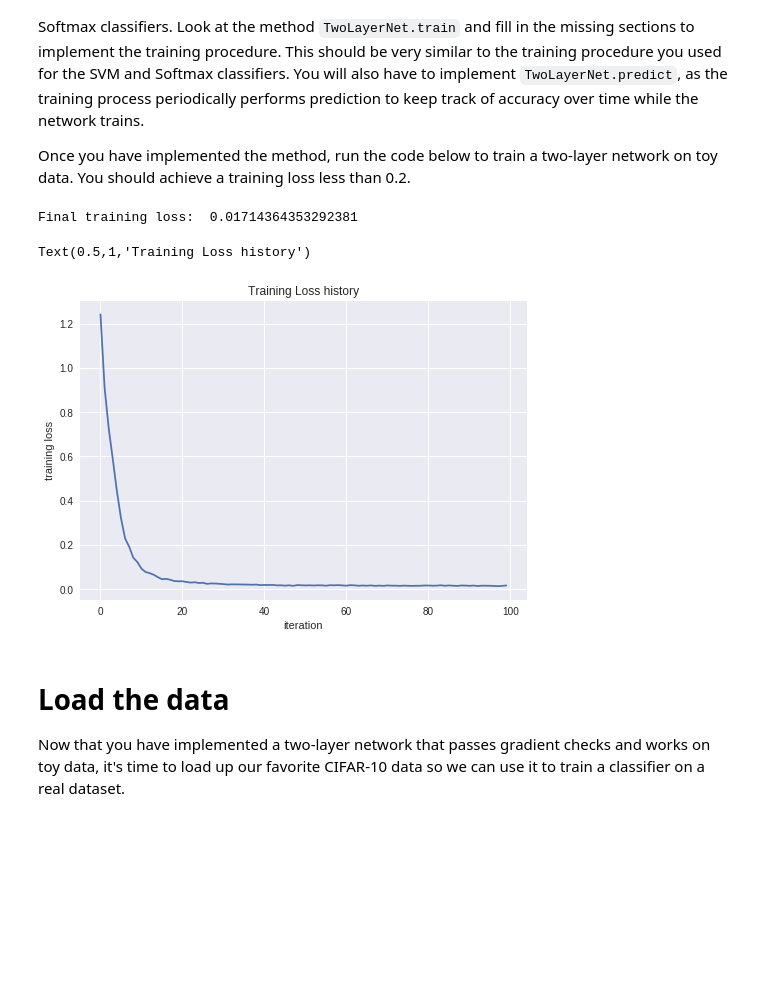
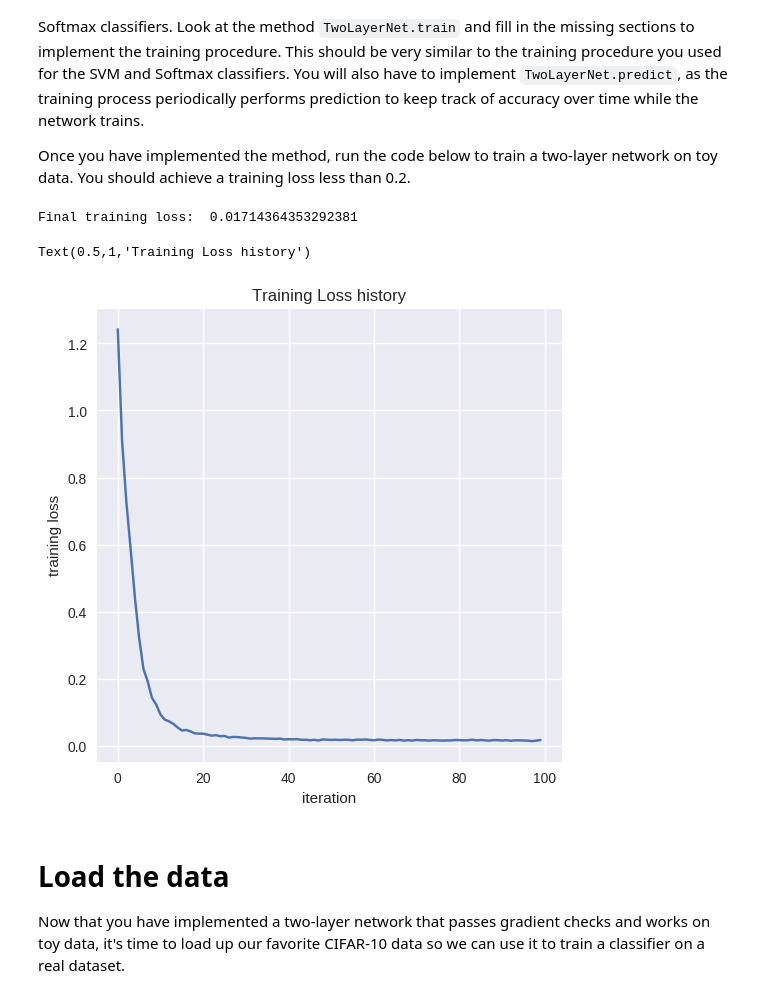
Before and after one commit to TSunny007/CS231n, a Jupyter notebook: Basic Classifiers/NeuralNet.ipynb, the cells around one changed output. Saved outputs shown, nothing was run; the diff lists cells and outputs as text; code cells hidden in the pictures; blank space fills up the shorter version.

```diff
--- a/Basic Classifiers/NeuralNet.ipynb
+++ b/Basic Classifiers/NeuralNet.ipynb
@@ -171,7 +171,7 @@ class TwoLayerNet(object):
     train_acc_history = []
     val_acc_history = []
 
-    for it in tqdm(range(num_iters)):
+    for it in range(num_iters):
       X_batch = None
       y_batch = None
 
@@ -384,20 +384,21 @@ Once you have implemented the method, run the code below to train a two-layer ne
 # %%
 net = init_toy_model()
 stats = net.train(X, y, X, y,
                   learning_rate=1e-1, reg=5e-6,
                   num_iters=100, verbose=False)
 
 print('Final training loss: ', stats['loss_history'][-1])
 
 # plot the loss history
+plt.figure(figsize=(6,6), dpi=100)
 plt.plot(stats['loss_history'])
 plt.xlabel('iteration')
 plt.ylabel('training loss')
 plt.title('Training Loss history')
 # %% [output]
 Final training loss:  0.01714364353292381
 Text(0.5,1,'Training Loss history')
-[figure, old version]
+[figure, new version]
 # %% [markdown]
 # Load the data
 Now that you have implemented a two-layer network that passes gradient checks and works on toy data, it's time to load up our favorite CIFAR-10 data so we can use it to train a classifier on a real dataset.
```
Also changed, not shown: parts of 9 cells of this notebook.
